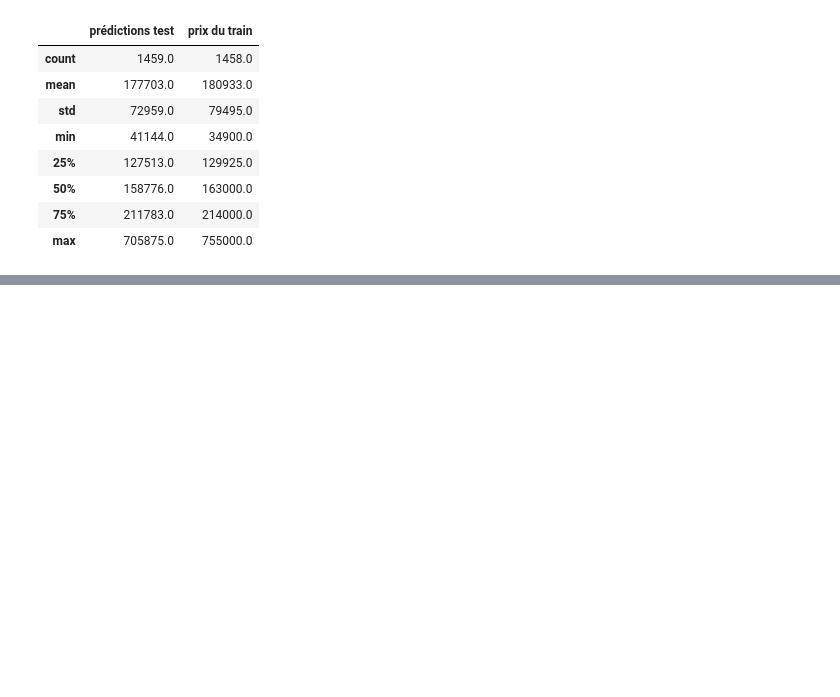
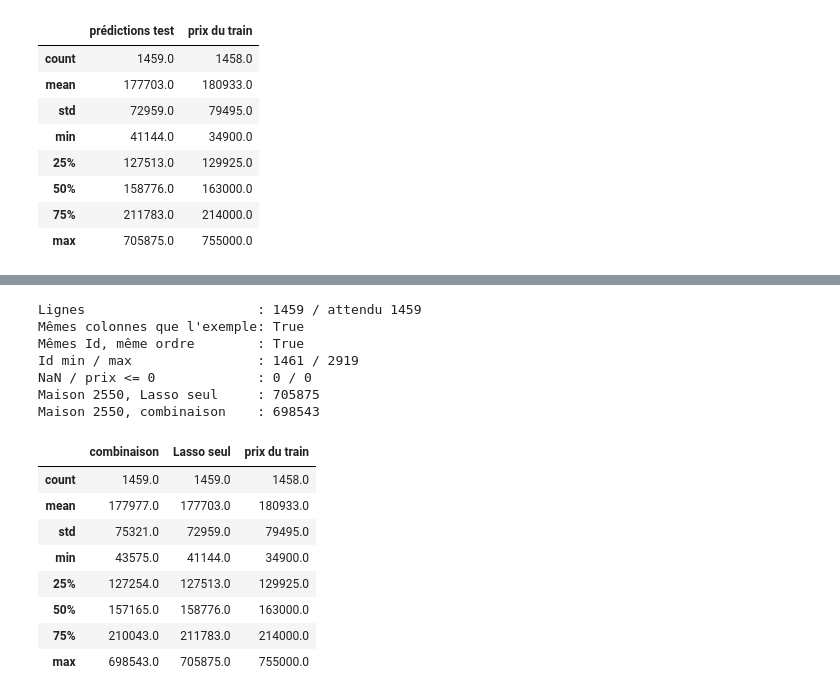
Before and after one commit to raybelpro77git/kaggle-house-prices, a Jupyter notebook: notebooks/02_modeling.ipynb, the cells around one changed output, grey strips where cells are left out. Cells and saved outputs as stored; diff of their text form; code cells hidden in the pictures; blank space fills up the shorter version.

```diff
--- a/notebooks/02_modeling.ipynb
+++ b/notebooks/02_modeling.ipynb
@@ -384,0 +487,19 @@ submission.to_csv("../submissions/lasso_alpha0005.csv", index=False)   # index=F
+# %%
+# Soumission 2 : combinaison 60 % Lasso + 40 % LightGBM (RMSE out-of-fold 0.1109)
+# 1. Chaque modèle est entraîné sur tout le train (la CV n'entraînait que des clones)
+modele.fit(X_train, y)
+modele_lgbm.fit(X_train, y)
+
+# 2. Chaque modèle prédit le test, en log(1 + prix)
+pred_log_lasso = modele.predict(X_test)
+pred_log_lgbm  = modele_lgbm.predict(X_test)
+
+# 3. On combine les PRÉDICTIONS (pas les modèles), en log, avec le poids choisi en CV
+pred_log_modele_comb = meilleur_w * pred_log_lasso + (1 - meilleur_w) * pred_log_lgbm
+
+# 4. Retour en dollars
+pred_prix_modele_comb = np.expm1(pred_log_modele_comb)
+# %%
+# Fichier au format attendu par Kaggle (Id, SalePrice)
+submission_modele_comb = pd.DataFrame({"Id": test_ids, "SalePrice": pred_prix_modele_comb})
+submission_modele_comb.head()
@@ -384,0 +513,36 @@ submission.to_csv("../submissions/lasso_alpha0005.csv", index=False)   # index=F
+# %%
+# Vérifications avant envoi
+print("Lignes                      :", len(submission_modele_comb), "/ attendu", len(sample))
+print("Mêmes colonnes que l'exemple:", list(submission_modele_comb.columns) == list(sample.columns))
+print("Mêmes Id, même ordre        :", (submission_modele_comb["Id"].values == sample["Id"].values).all())
+print("Id min / max                :", submission_modele_comb["Id"].min(), "/", submission_modele_comb["Id"].max())   # attendu : 1461 / 2919
+print("NaN / prix <= 0             :", submission_modele_comb["SalePrice"].isna().sum(), "/", (submission_modele_comb["SalePrice"] <= 0).sum())
+
+# Maison 2550 (jumelle des anomalies retirées du train) : LightGBM devrait faire baisser sa prédiction
+id_2550 = submission_modele_comb["Id"] == 2550
+print("Maison 2550, Lasso seul     :", round(submission.loc[id_2550, "SalePrice"].iloc[0]))
+print("Maison 2550, combinaison    :", round(submission_modele_comb.loc[id_2550, "SalePrice"].iloc[0]))
+
+# Prix plausibles : combinaison, Lasso seul (soumission 1) et prix du train
+pd.DataFrame({
+    "combinaison":   submission_modele_comb["SalePrice"].describe(),
+    "Lasso seul":    submission["SalePrice"].describe(),
+    "prix du train": train["SalePrice"].describe(),
+}).round(0)
+# %% [output]
+Lignes                      : 1459 / attendu 1459
+Mêmes colonnes que l'exemple: True
+Mêmes Id, même ordre        : True
+Id min / max                : 1461 / 2919
+NaN / prix <= 0             : 0 / 0
+Maison 2550, Lasso seul     : 705875
+Maison 2550, combinaison    : 698543
+|  | combinaison | Lasso seul | prix du train |
+| count | 1459.0 | 1459.0 | 1458.0 |
+| mean | 177977.0 | 177703.0 | 180933.0 |
+| std | 75321.0 | 72959.0 | 79495.0 |
+| min | 43575.0 | 41144.0 | 34900.0 |
+| 25% | 127254.0 | 127513.0 | 129925.0 |
+| 50% | 157165.0 | 158776.0 | 163000.0 |
+| 75% | 210043.0 | 211783.0 | 214000.0 |
+| max | 698543.0 | 705875.0 | 755000.0 |
```
Also changed, not shown: parts of 10 cells of this notebook.
